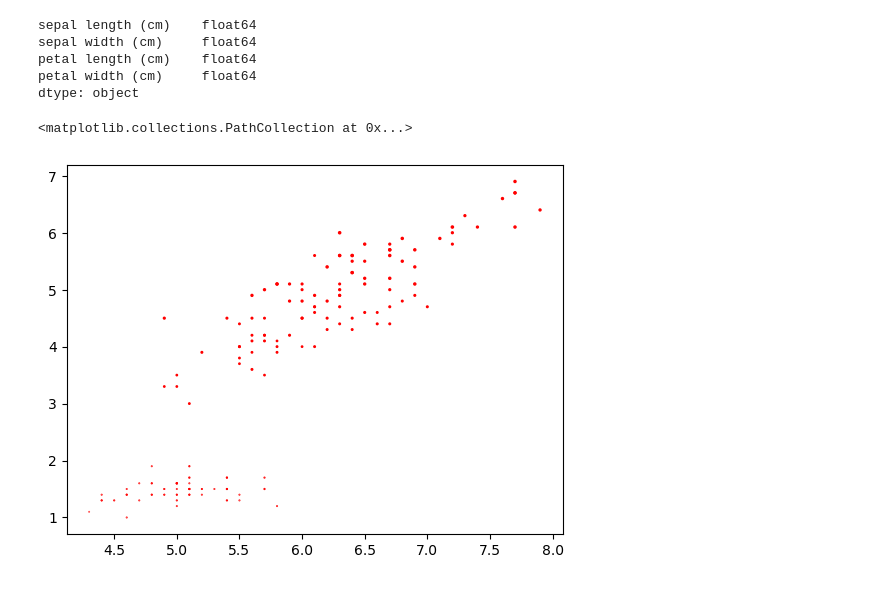
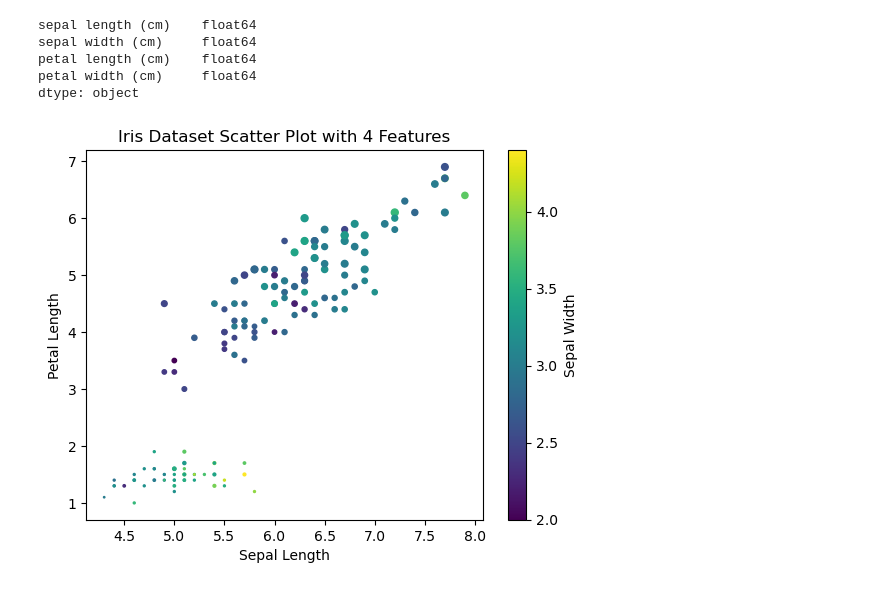
Before and after one commit to sokosaa/Machine-Learning-in-Mechanical-Engineering, a Jupyter notebook: HW1/casestudy1.ipynb, the cells around one changed output. Drawn from its saved outputs; the diff is of its cells as text; code cells hidden in the pictures.

```diff
--- a/HW1/casestudy1.ipynb
+++ b/HW1/casestudy1.ipynb
@@ -117,9 +117,19 @@ sepal width (cm)     float64
 petal length (cm)    float64
 petal width (cm)     float64
 dtype: object
-# %%
-fig, ax1 = plt.subplots()
-ax1.scatter(x=sepal_length, y=petal_length, color='red', s=petal_width) # s = size of the dots
-# %% [output]
-<matplotlib.collections.PathCollection at 0x...>
-[figure, removed]
+# %%
+fig, ax1 = plt.subplots()
+
+# Multiply petal_width by a scaling factor to make the dots larger for visualization purposes
+scaled_petal_width = petal_width * 10
+
+scatter_plot = ax1.scatter(x=sepal_length, y=petal_length, c=sepal_width, s=scaled_petal_width) # s = size of the dots
+
+cbar = plt.colorbar(scatter_plot)
+cbar.set_label('Sepal Width')
+ax1.set_xlabel('Sepal Length')
+ax1.set_ylabel('Petal Length')
+plt.title('Iris Dataset Scatter Plot with 4 Features')
+plt.show()
+# %% [output]
+[figure, added]
```
Also changed, not shown: parts of 3 cells of this notebook.
